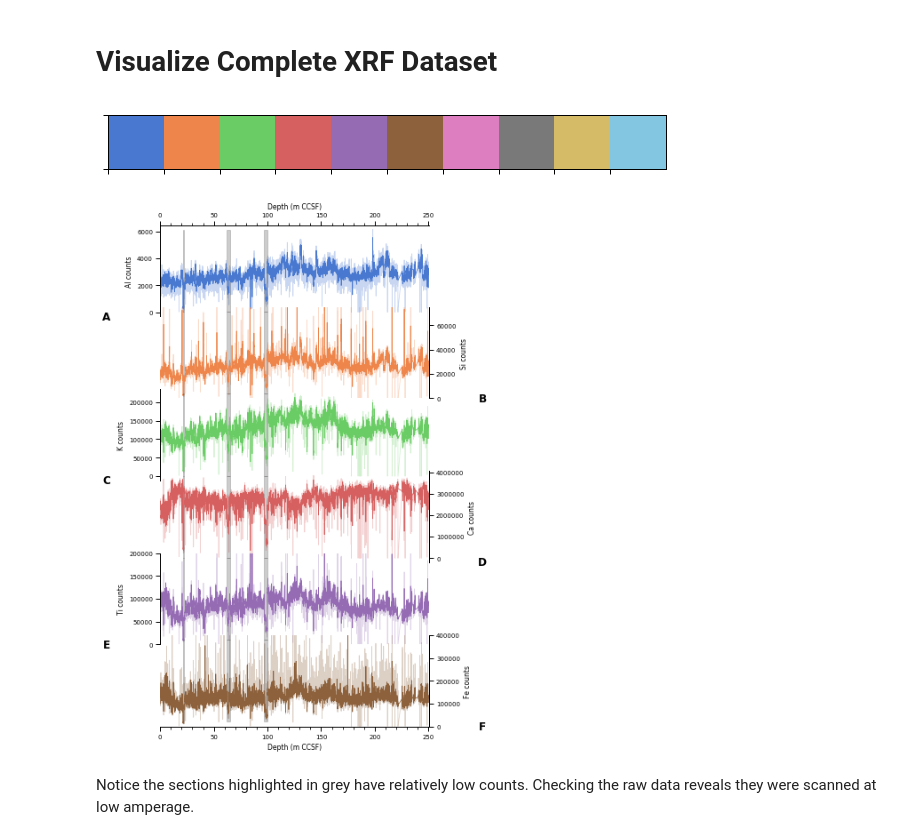
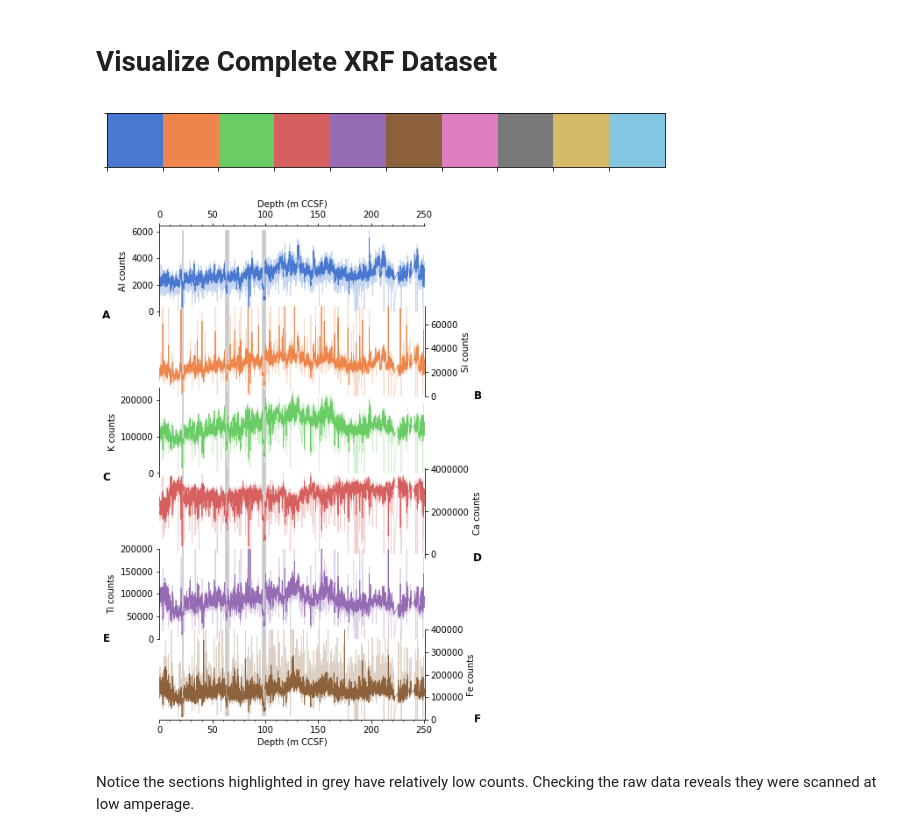
Before and after one commit to danielbabin/U1474_XRF_Data_Report, a Jupyter notebook: Notebooks/xrf_calibration.ipynb, the cells around one changed output. Saved outputs shown, nothing was run; the diff lists cells and outputs as text; code cells hidden in the pictures.

```diff
--- a/Notebooks/xrf_calibration.ipynb
+++ b/Notebooks/xrf_calibration.ipynb
@@ -73,12 +103,13 @@ xrf['MSE'].plot()
 # Visualize Complete XRF Dataset
 # %%
 colors=sns.color_palette('muted',10)
+colors_pale=['#C7D6F0','#F9DAC8','#D2EFD0','#F2CECE','#DFD2E8','#DCCFC4']
 sns.palplot(colors)
 # %% [output]
-[figure, old version]
+[figure, new version]
 # %%
 fig,axes=plt.subplots(nrows=6,figsize=(6,9))
-sns.set_context('paper',font_scale=1)
+sns.set_context('paper',font_scale=1.2)
 
 lw=.8
 ms=1.5
@@ -109,11 +140,11 @@ else:
 
 for i,e in enumerate(['Al','Si','K','Ca','Ti','Fe']):
     xrf[e].plot(ax=axes[i],color=colors[i],lw=lw)
-    (old_xrf[e]*10).plot(ax=axes[i],color=colors[i],lw=lw,zorder=-2,alpha=.3)
+    (old_xrf[e]*10).plot(ax=axes[i],color=colors_pale[i],lw=lw,zorder=-2)
     axes[i].set_ylabel(e+' counts')
-    axes[i].axvspan(xmin=21,xmax=22,ymin=.05,ymax=.95,color='k',alpha=.2)
-    axes[i].axvspan(xmin=62,xmax=65,ymin=.05,ymax=.95,color='k',alpha=.2)
-    axes[i].axvspan(xmin=97,xmax=100,ymin=.05,ymax=.95,color='k',alpha=.2)
+    axes[i].axvspan(xmin=21,xmax=22,ymin=.05,ymax=.95,color='#CCCCCC',zorder=-4)
+    axes[i].axvspan(xmin=62,xmax=65,ymin=.05,ymax=.95,color='#CCCCCC',zorder=-4)
+    axes[i].axvspan(xmin=97,xmax=100,ymin=.05,ymax=.95,color='#CCCCCC',zorder=-4)
 
 labels=['A','C','E']
 axs=[0,2,4]
@@ -143,9 +174,9 @@ axis.xaxis.set_minor_locator(AutoMinorLocator(5))
 axis.set_xlabel('Depth (m CCSF)')
 
 plt.subplots_adjust(hspace=-.1,top=.94,bottom=.07,right=.85,left=.15)
-fig.savefig(figure_path+'Figure-2 counts.png',dpi=700)
+fig.savefig(figure_path+'Figure-2 counts.eps',dpi=1000,format='eps')
 # %% [output]
-[figure, old version]
+[figure, new version]
 # %% [markdown]
 Notice the sections highlighted in grey have relatively low counts. Checking the raw data reveals they were scanned at low amperage.
 # %% [markdown]
```
Also changed, not shown: parts of 16 cells of this notebook, 35 other files.
